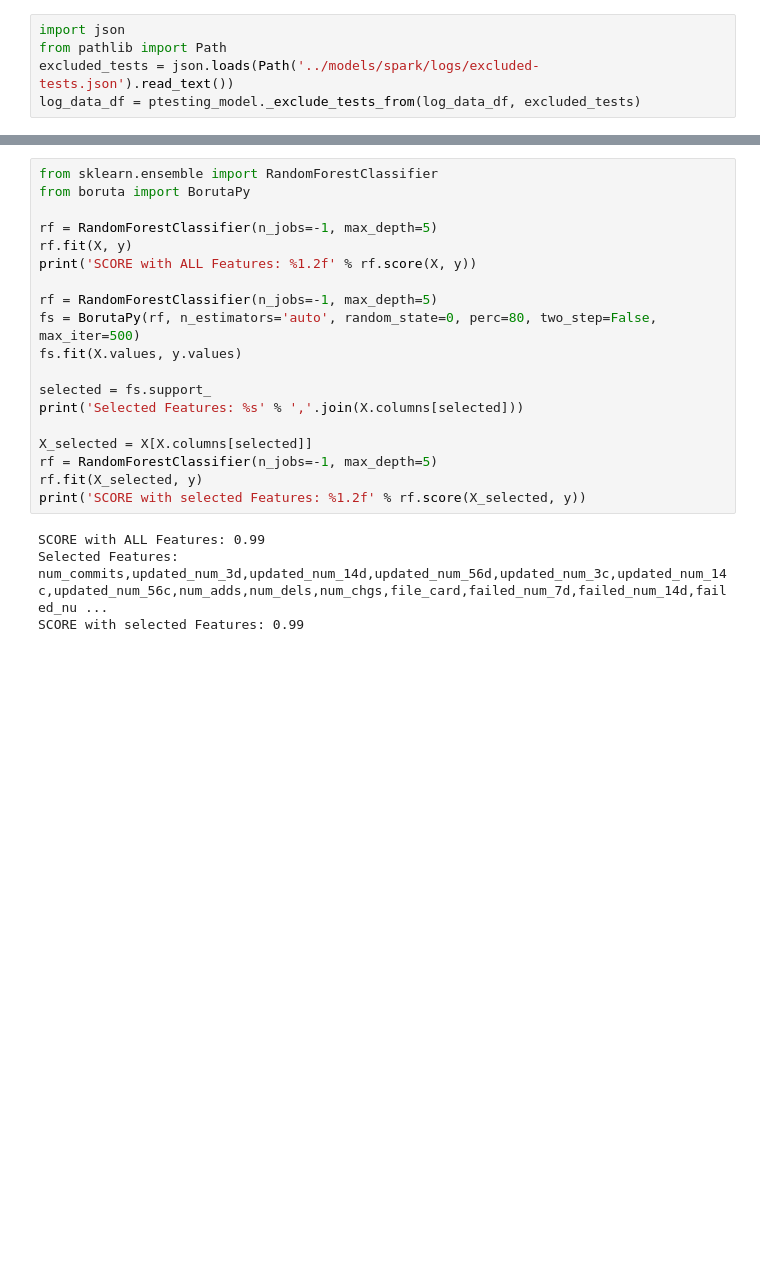
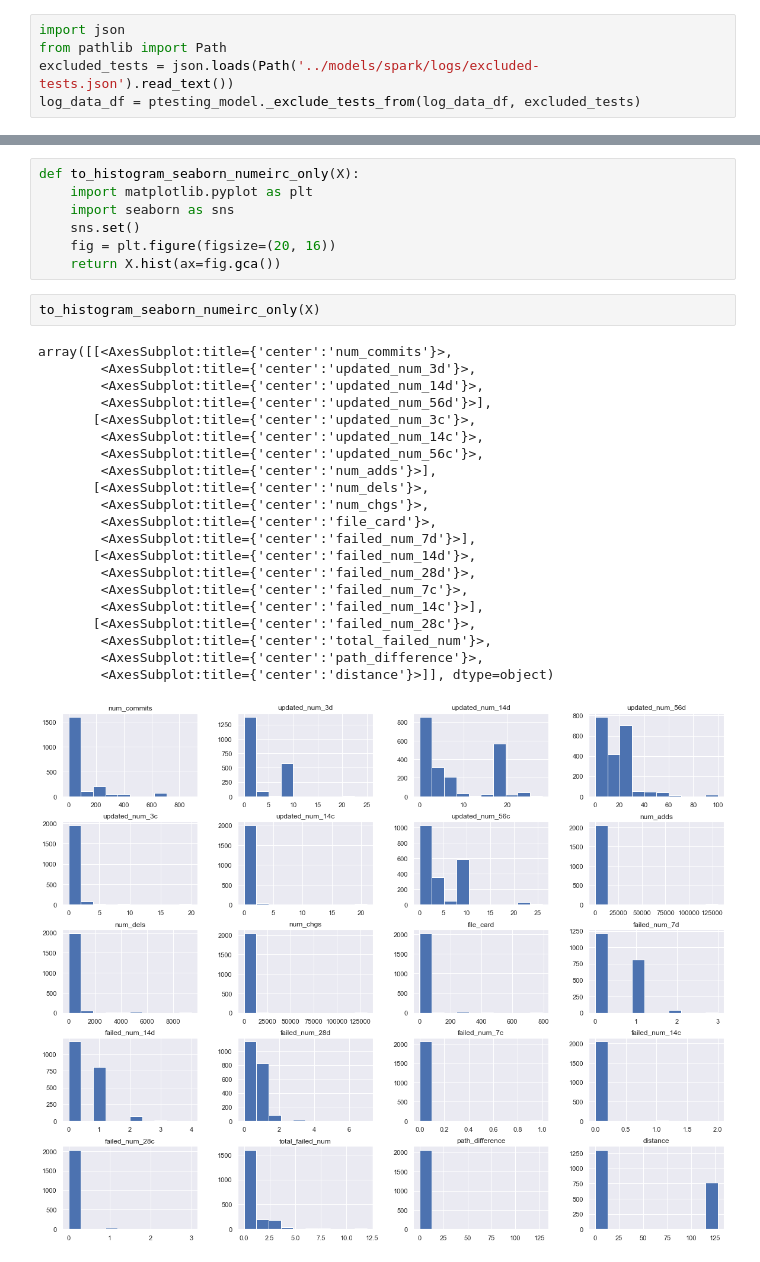
Before and after one commit to vipin-bs/predictive-testing, a Jupyter notebook: resources/ptesting_spark_model.ipynb, the cells around one changed output, grey strips where cells are left out. Saved outputs shown, nothing was run; the diff lists cells and outputs as text; blank space fills up the shorter version.

```diff
--- a/resources/ptesting_spark_model.ipynb
+++ b/resources/ptesting_spark_model.ipynb
@@ -190,23 +80,31 @@ columns_correlated
-# %%
-from sklearn.ensemble import RandomForestClassifier
-from boruta import BorutaPy
-
-rf = RandomForestClassifier(n_jobs=-1, max_depth=5)
-rf.fit(X, y)
-print('SCORE with ALL Features: %1.2f' % rf.score(X, y))
-
-rf = RandomForestClassifier(n_jobs=-1, max_depth=5)
-fs = BorutaPy(rf, n_estimators='auto', random_state=0, perc=80, two_step=False, max_iter=500)
-fs.fit(X.values, y.values)
-
-selected = fs.support_
-print('Selected Features: %s' % ','.join(X.columns[selected]))
-
-X_selected = X[X.columns[selected]]
-rf = RandomForestClassifier(n_jobs=-1, max_depth=5)
-rf.fit(X_selected, y)
-print('SCORE with selected Features: %1.2f' % rf.score(X_selected, y))
-# %% [output]
-SCORE with ALL Features: 0.99
-Selected Features: num_commits,updated_num_3d,updated_num_14d,updated_num_56d,updated_num_3c,updated_num_14c,updated_num_56c,num_adds,num_dels,num_chgs,file_card,failed_num_7d,failed_num_14d,failed_nu ...
-SCORE with selected Features: 0.99
+# %%
+def to_histogram_seaborn_numeirc_only(X):
+    import matplotlib.pyplot as plt
+    import seaborn as sns
+    sns.set()
+    fig = plt.figure(figsize=(20, 16))
+    return X.hist(ax=fig.gca())
+# %%
+to_histogram_seaborn_numeirc_only(X)
+# %% [output]
+array([[<AxesSubplot:title={'center':'num_commits'}>,
+        <AxesSubplot:title={'center':'updated_num_3d'}>,
+        <AxesSubplot:title={'center':'updated_num_14d'}>,
+        <AxesSubplot:title={'center':'updated_num_56d'}>],
+       [<AxesSubplot:title={'center':'updated_num_3c'}>,
+        <AxesSubplot:title={'center':'updated_num_14c'}>,
+        <AxesSubplot:title={'center':'updated_num_56c'}>,
+        <AxesSubplot:title={'center':'num_adds'}>],
+       [<AxesSubplot:title={'center':'num_dels'}>,
+        <AxesSubplot:title={'center':'num_chgs'}>,
+        <AxesSubplot:title={'center':'file_card'}>,
+        <AxesSubplot:title={'center':'failed_num_7d'}>],
+       [<AxesSubplot:title={'center':'failed_num_14d'}>,
+        <AxesSubplot:title={'center':'failed_num_28d'}>,
+        <AxesSubplot:title={'center':'failed_num_7c'}>,
+        <AxesSubplot:title={'center':'failed_num_14c'}>],
+       [<AxesSubplot:title={'center':'failed_num_28c'}>,
+        <AxesSubplot:title={'center':'total_failed_num'}>,
+        <AxesSubplot:title={'center':'path_difference'}>,
+        <AxesSubplot:title={'center':'distance'}>]], dtype=object)
+[figure, added]
```
Also changed, not shown: parts of 33 cells of this notebook, 1 other file.
